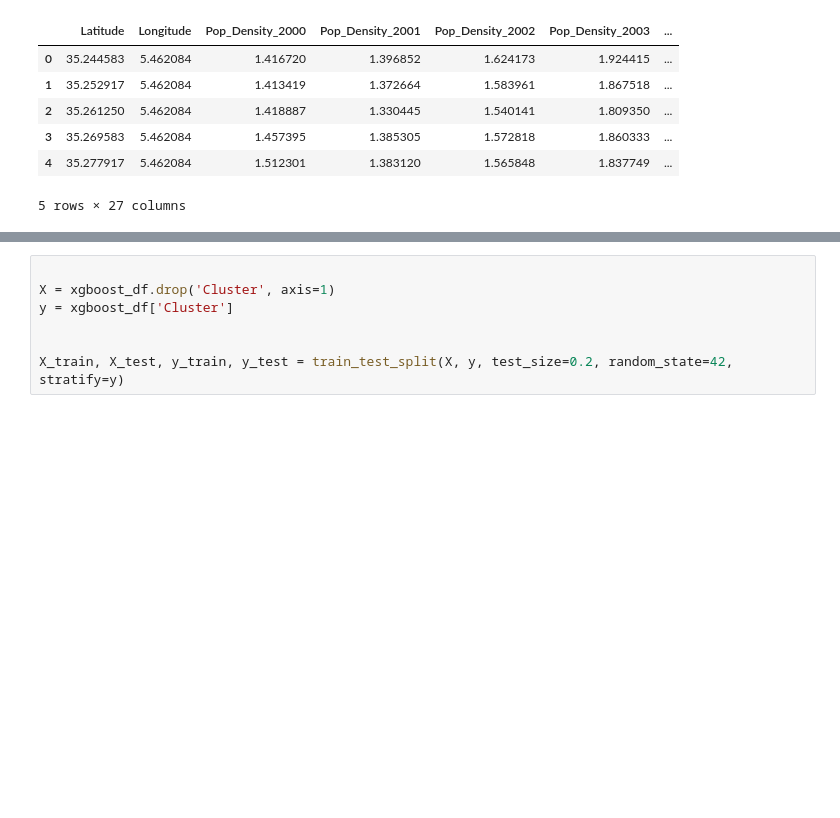
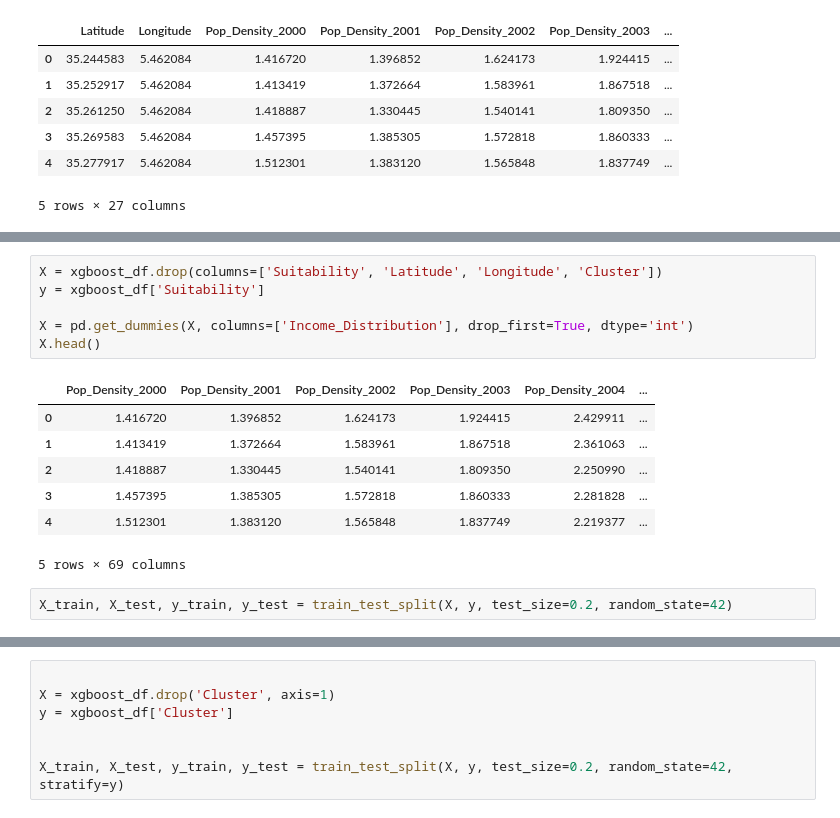
Before and after one commit to DavidGathimbaM/Energy-Access-and-Electrification-planning-in-Kenya, a Jupyter notebook: Victor.ipynb, the cells around one changed output, grey strips where cells are left out. Cells and saved outputs as stored; diff of their text form; blank space fills up the shorter version.

```diff
--- a/Victor.ipynb
+++ b/Victor.ipynb
@@ -560,0 +602,16 @@ None
+# %%
+X = xgboost_df.drop(columns=['Suitability', 'Latitude', 'Longitude', 'Cluster'])
+y = xgboost_df['Suitability']
+
+X = pd.get_dummies(X, columns=['Income_Distribution'], drop_first=True, dtype='int')
+X.head()
+# %% [output]
+|  | Pop_Density_2000 | Pop_Density_2001 | Pop_Density_2002 | Pop_Density_2003 | Pop_Density_2004 | ... |
+| 0 | 1.416720 | 1.396852 | 1.624173 | 1.924415 | 2.429911 | ... |
+| 1 | 1.413419 | 1.372664 | 1.583961 | 1.867518 | 2.361063 | ... |
+| 2 | 1.418887 | 1.330445 | 1.540141 | 1.809350 | 2.250990 | ... |
+| 3 | 1.457395 | 1.385305 | 1.572818 | 1.860333 | 2.281828 | ... |
+| 4 | 1.512301 | 1.383120 | 1.565848 | 1.837749 | 2.219377 | ... |
+5 rows × 69 columns
+# %%
+X_train, X_test, y_train, y_test = train_test_split(X, y, test_size=0.2, random_state=42)
```
Also changed, not shown: parts of 22 cells of this notebook.
